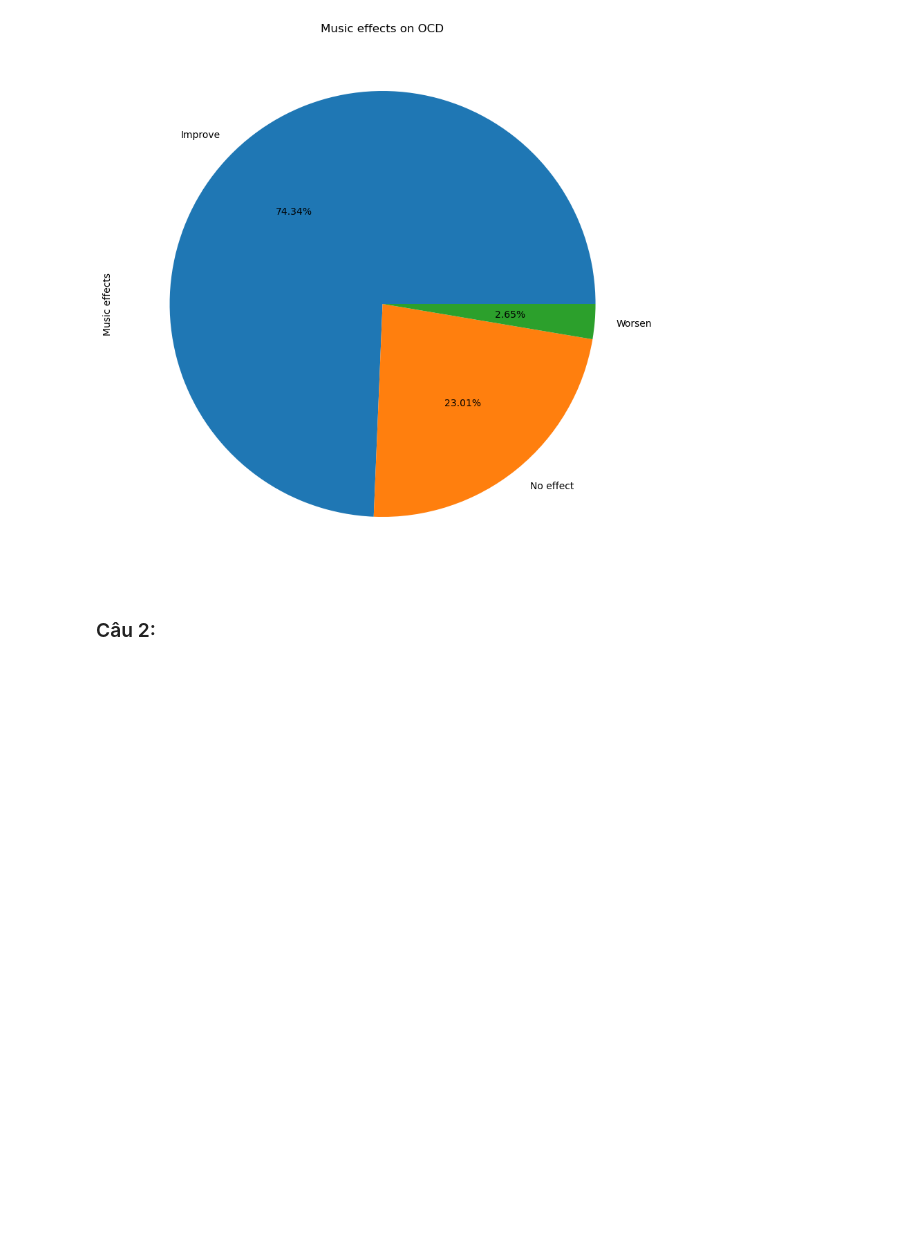
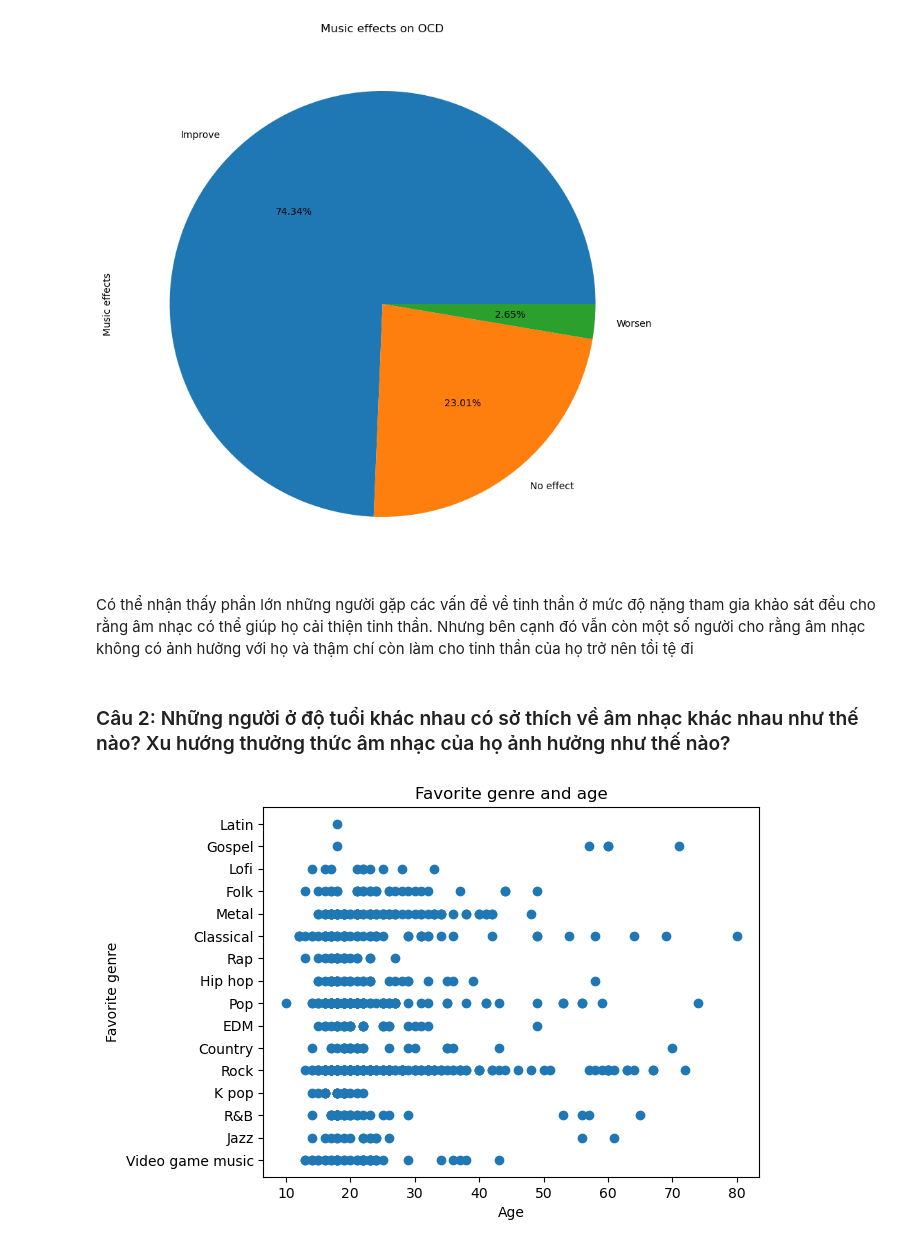
Before and after one commit to HungLVT/DS, a Jupyter notebook: 4.0-questions-and-answers.ipynb, the cells around one changed output. Drawn from its saved outputs; the diff is of its cells as text; code cells hidden in the pictures; blank space fills up the shorter version.

```diff
--- a/4.0-questions-and-answers.ipynb
+++ b/4.0-questions-and-answers.ipynb
@@ -113,5 +113,16 @@ plt.show()
 [figure]
 [figure]
 [figure]
-# %% [markdown]
-### Câu 2:
+# %% [markdown]
+Có thể nhận thấy phần lớn những người gặp các vấn đề về tinh thần ở mức độ nặng tham gia khảo sát đều cho rằng âm nhạc có thể giúp họ cải thiện tinh thần. Nhưng bên cạnh đó vẫn còn một số người cho rằng âm nhạc không có ảnh hưởng với họ và thậm chí còn làm cho tinh thần của họ trở nên tồi tệ đi
+# %% [markdown]
+### Câu 2: Những người ở độ tuổi khác nhau có sở thích về âm nhạc khác nhau như thế nào? Xu hướng thưởng thức âm nhạc của họ ảnh hưởng như thế nào?
+# %%
+#Vẽ biểu đồ scatter plot giữa favorite genres và độ tuổi của tất cả mọi người
+plt.scatter(df['Age'], df['Fav genre'])
+plt.title('Favorite genre and age')
+plt.xlabel('Age')
+plt.ylabel('Favorite genre')
+plt.show()
+# %% [output]
+[figure, added]
```
Also changed, not shown: parts of 4 cells of this notebook.
